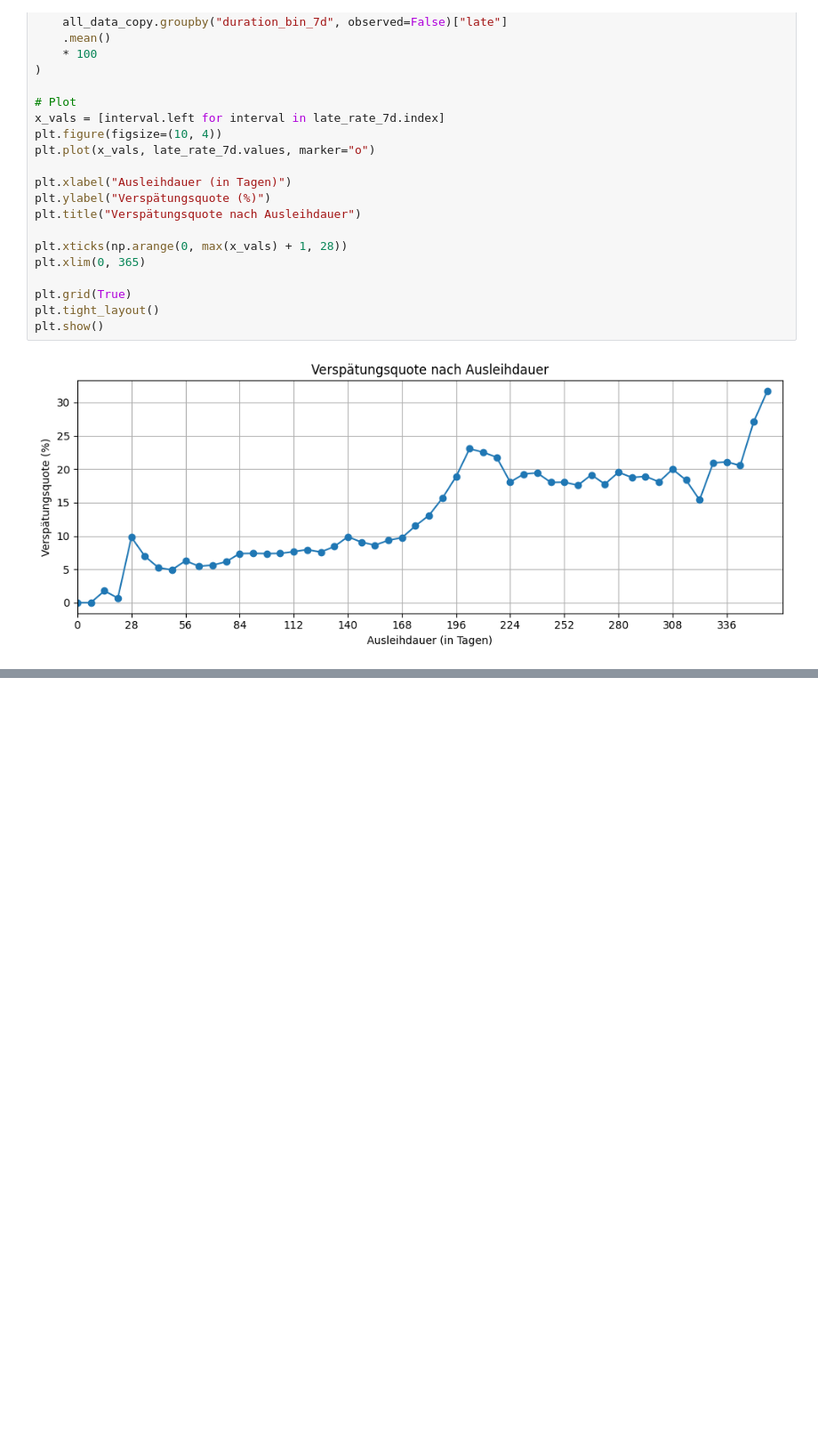
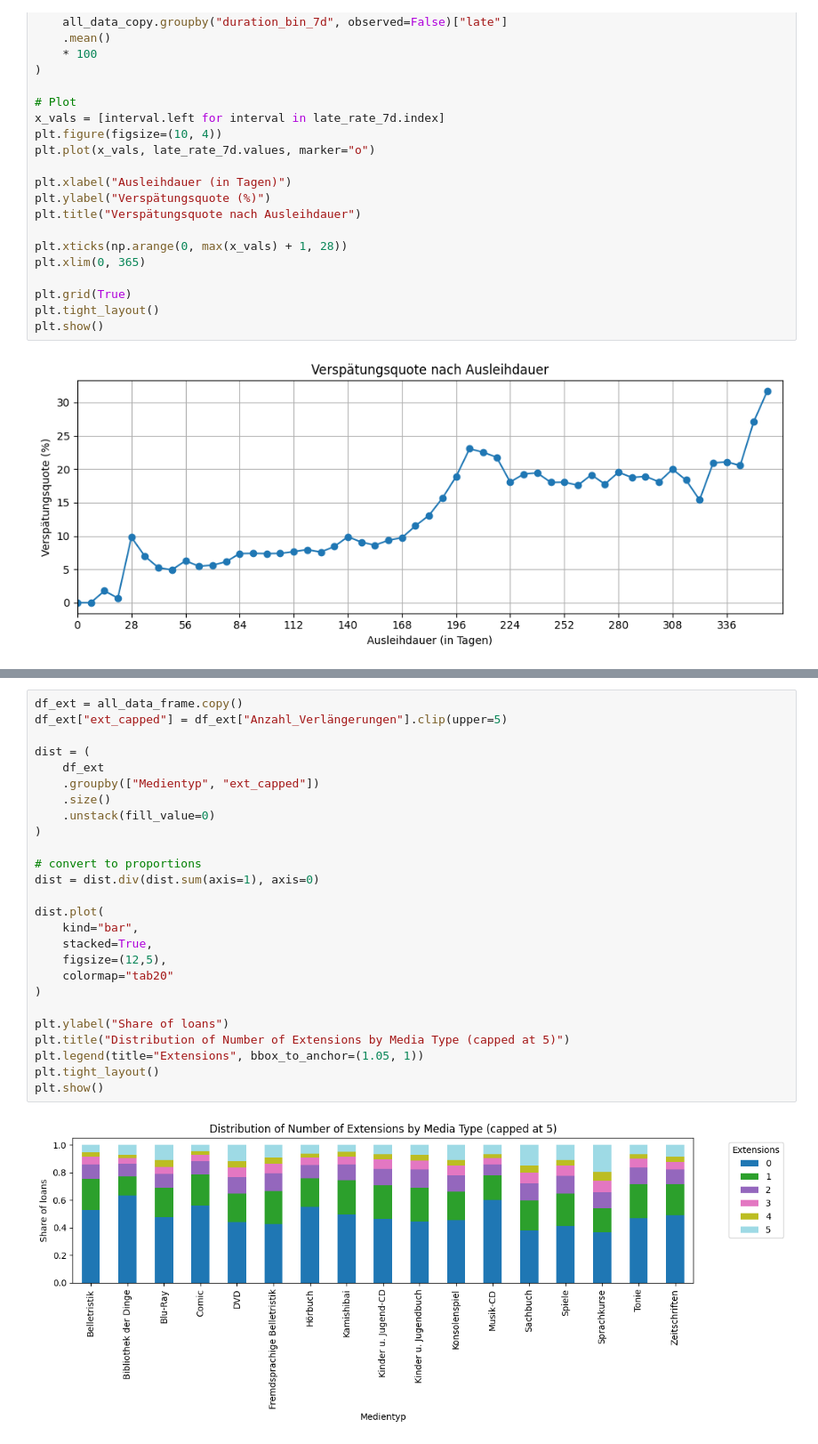
Before and after one commit to RobinAllgeier/Data_Literacy, a Jupyter notebook: notebooks/nr-notebook.ipynb, the cells around one changed output, grey strips where cells are left out. Shown at 89% size. Saved outputs shown, nothing was run; the diff lists cells and outputs as text; blank space fills up the shorter version.

```diff
--- a/notebooks/nr-notebook.ipynb
+++ b/notebooks/nr-notebook.ipynb
@@ -371,0 +391,28 @@ plt.show()
+# %%
+df_ext = all_data_frame.copy()
+df_ext["ext_capped"] = df_ext["Anzahl_Verlängerungen"].clip(upper=5)
+
+dist = (
+    df_ext
+    .groupby(["Medientyp", "ext_capped"])
+    .size()
+    .unstack(fill_value=0)
+)
+
+# convert to proportions
+dist = dist.div(dist.sum(axis=1), axis=0)
+
+dist.plot(
+    kind="bar",
+    stacked=True,
+    figsize=(12,5),
+    colormap="tab20"
+)
+
+plt.ylabel("Share of loans")
+plt.title("Distribution of Number of Extensions by Media Type (capped at 5)")
+plt.legend(title="Extensions", bbox_to_anchor=(1.05, 1))
+plt.tight_layout()
+plt.show()
+# %% [output]
+[figure, added]
```
Also changed, not shown: parts of 13 cells of this notebook, 1 other file.
